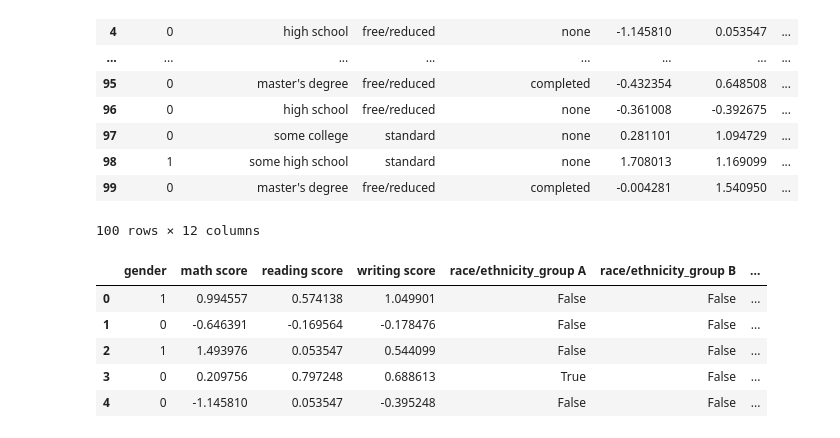
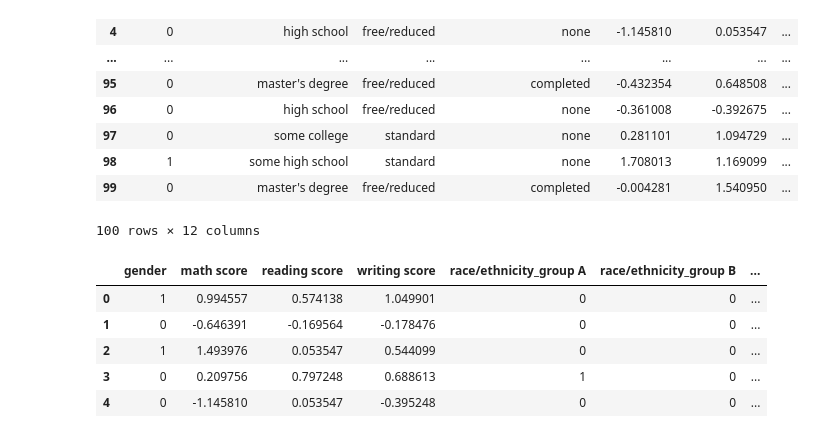
Before and after one commit to abhinavmedikonda/ML, a Jupyter notebook: code/11-CategoricalAndNumericData.ipynb, the cells around one changed output. Saved outputs shown, nothing was run; the diff lists cells and outputs as text; code cells hidden in the pictures.

```diff
--- a/code/01-CategoricalAndNumericData.ipynb
+++ b/code/11-CategoricalAndNumericData.ipynb
@@ -108,6 +108,6 @@ pd.get_dummies(exam_data['race/ethnicity'])
 100 rows × 5 columns
 # %%
-exam_data = pd.get_dummies(exam_data, columns=['race/ethnicity'])
+exam_data = pd.get_dummies(exam_data, columns=['race/ethnicity'], dtype='int')
 exam_data
 # %% [output]
 |  | gender | parental level of education | lunch | test preparation course | math score | reading score | ... |
@@ -124,12 +124,12 @@ exam_data
 | 99 | 0 | master's degree | free/reduced | completed | -0.004281 | 1.540950 | ... |
 100 rows × 12 columns
 # %%
-exam_data = pd.get_dummies(exam_data, columns=['parental level of education', 'lunch', 'test preparation course'])
+exam_data = pd.get_dummies(exam_data, columns=['parental level of education', 'lunch', 'test preparation course'], dtype='int')
 exam_data.head()
 # %% [output]
 |  | gender | math score | reading score | writing score | race/ethnicity_group A | race/ethnicity_group B | ... |
-| 0 | 1 | 0.994557 | 0.574138 | 1.049901 | False | False | ... |
-| 1 | 0 | -0.646391 | -0.169564 | -0.178476 | False | False | ... |
-| 2 | 1 | 1.493976 | 0.053547 | 0.544099 | False | False | ... |
-| 3 | 0 | 0.209756 | 0.797248 | 0.688613 | True | False | ... |
-| 4 | 0 | -1.145810 | 0.053547 | -0.395248 | False | False | ... |
+| 0 | 1 | 0.994557 | 0.574138 | 1.049901 | 0 | 0 | ... |
+| 1 | 0 | -0.646391 | -0.169564 | -0.178476 | 0 | 0 | ... |
+| 2 | 1 | 1.493976 | 0.053547 | 0.544099 | 0 | 0 | ... |
+| 3 | 0 | 0.209756 | 0.797248 | 0.688613 | 1 | 0 | ... |
+| 4 | 0 | -1.145810 | 0.053547 | -0.395248 | 0 | 0 | ... |
```
Also changed, not shown: parts of 1 cell of this notebook, 2 other files.
